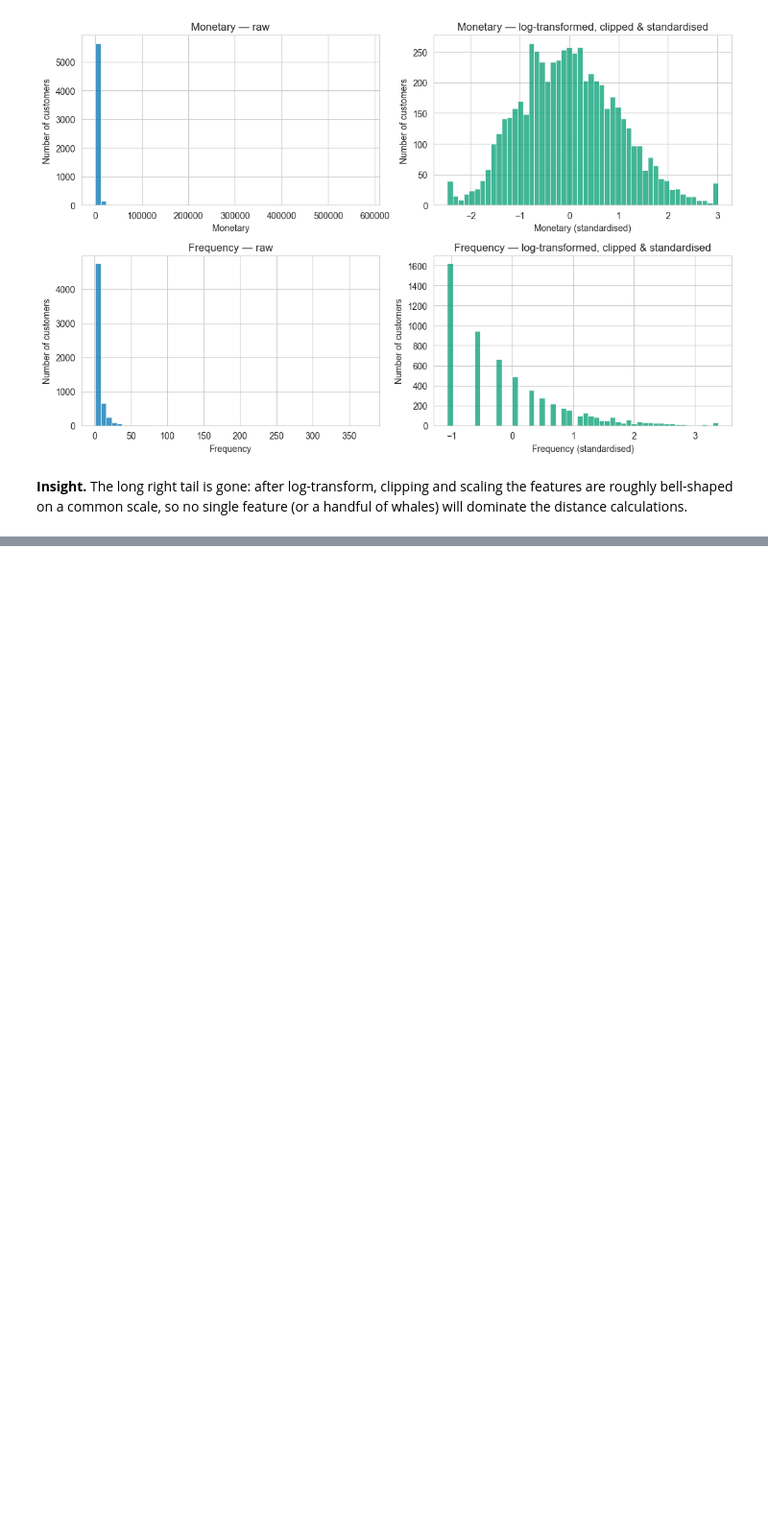
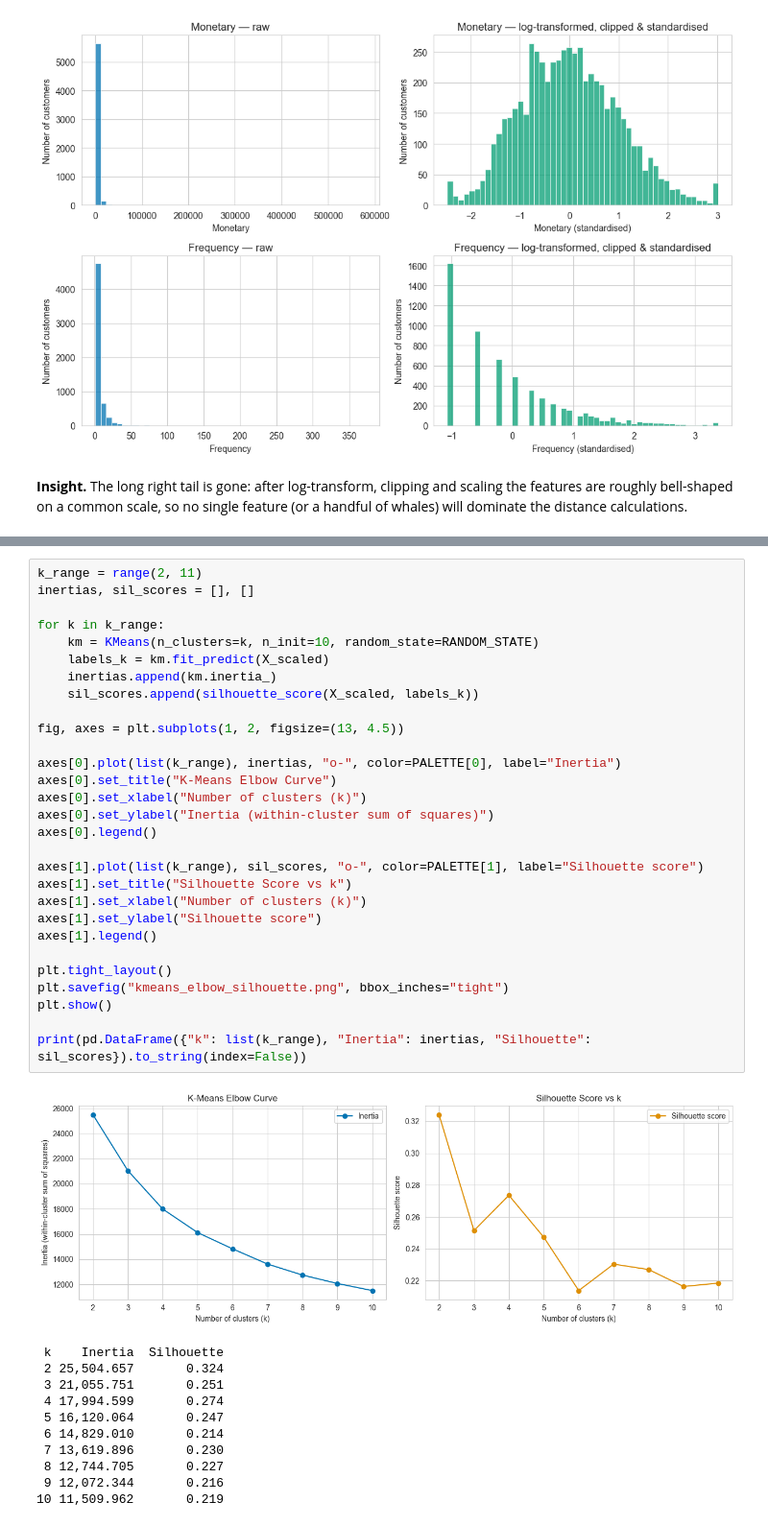
Before and after one commit to pragna100510/ML_Capstone, a Jupyter notebook: clustering/clustering.ipynb, the cells around one changed output, grey strips where cells are left out. Shown at 96% size. Cells and saved outputs as stored; diff of their text form; blank space fills up the shorter version.

Commit message:
Add K-Means with elbow curve and silhouette sweep

```diff
--- a/clustering/clustering.ipynb
+++ b/clustering/clustering.ipynb
@@ -468,0 +475,41 @@ plt.show()
+# %%
+k_range = range(2, 11)
+inertias, sil_scores = [], []
+
+for k in k_range:
+    km = KMeans(n_clusters=k, n_init=10, random_state=RANDOM_STATE)
+    labels_k = km.fit_predict(X_scaled)
+    inertias.append(km.inertia_)
+    sil_scores.append(silhouette_score(X_scaled, labels_k))
+
+fig, axes = plt.subplots(1, 2, figsize=(13, 4.5))
+
+axes[0].plot(list(k_range), inertias, "o-", color=PALETTE[0], label="Inertia")
+axes[0].set_title("K-Means Elbow Curve")
+axes[0].set_xlabel("Number of clusters (k)")
+axes[0].set_ylabel("Inertia (within-cluster sum of squares)")
+axes[0].legend()
+
+axes[1].plot(list(k_range), sil_scores, "o-", color=PALETTE[1], label="Silhouette score")
+axes[1].set_title("Silhouette Score vs k")
+axes[1].set_xlabel("Number of clusters (k)")
+axes[1].set_ylabel("Silhouette score")
+axes[1].legend()
+
+plt.tight_layout()
+plt.savefig("kmeans_elbow_silhouette.png", bbox_inches="tight")
+plt.show()
+
+print(pd.DataFrame({"k": list(k_range), "Inertia": inertias, "Silhouette": sil_scores}).to_string(index=False))
+# %% [output]
+[figure, added]
+ k    Inertia  Silhouette
+ 2 25,504.657       0.324
+ 3 21,055.751       0.251
+ 4 17,994.599       0.274
+ 5 16,120.064       0.247
+ 6 14,829.010       0.214
+ 7 13,619.896       0.230
+ 8 12,744.705       0.227
+ 9 12,072.344       0.216
+10 11,509.962       0.219
```
Also changed, not shown: parts of 3 cells of this notebook.
